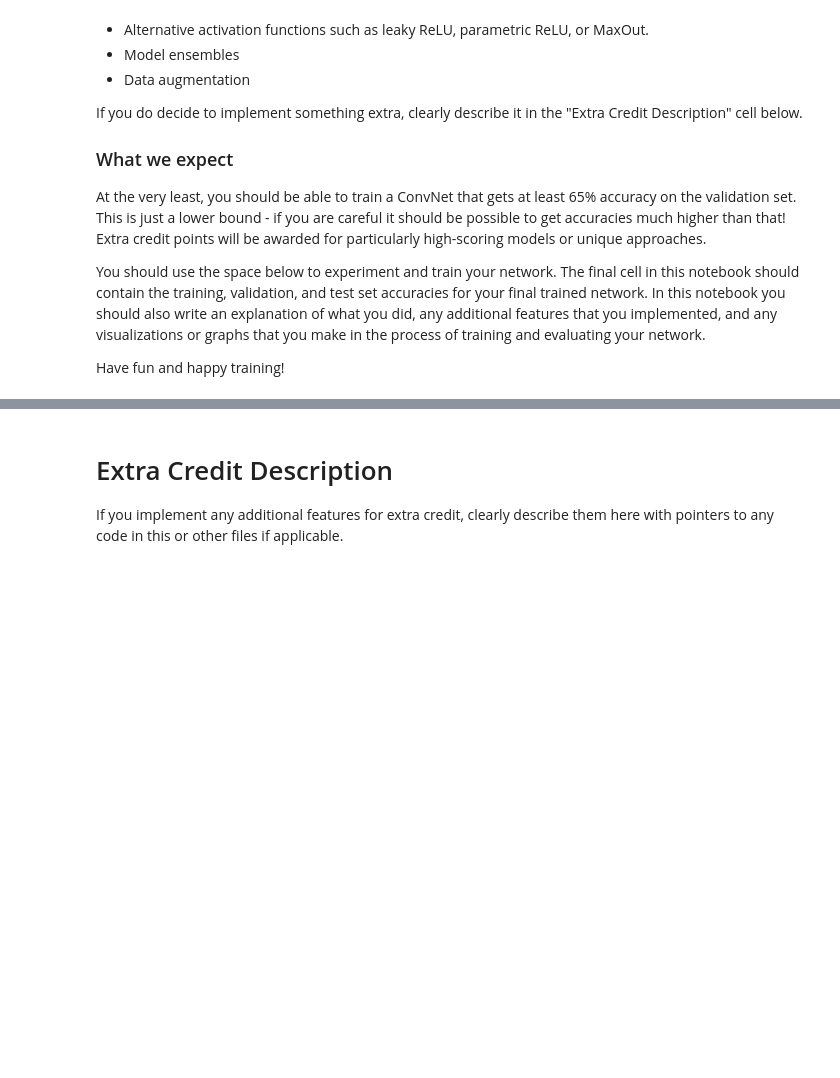
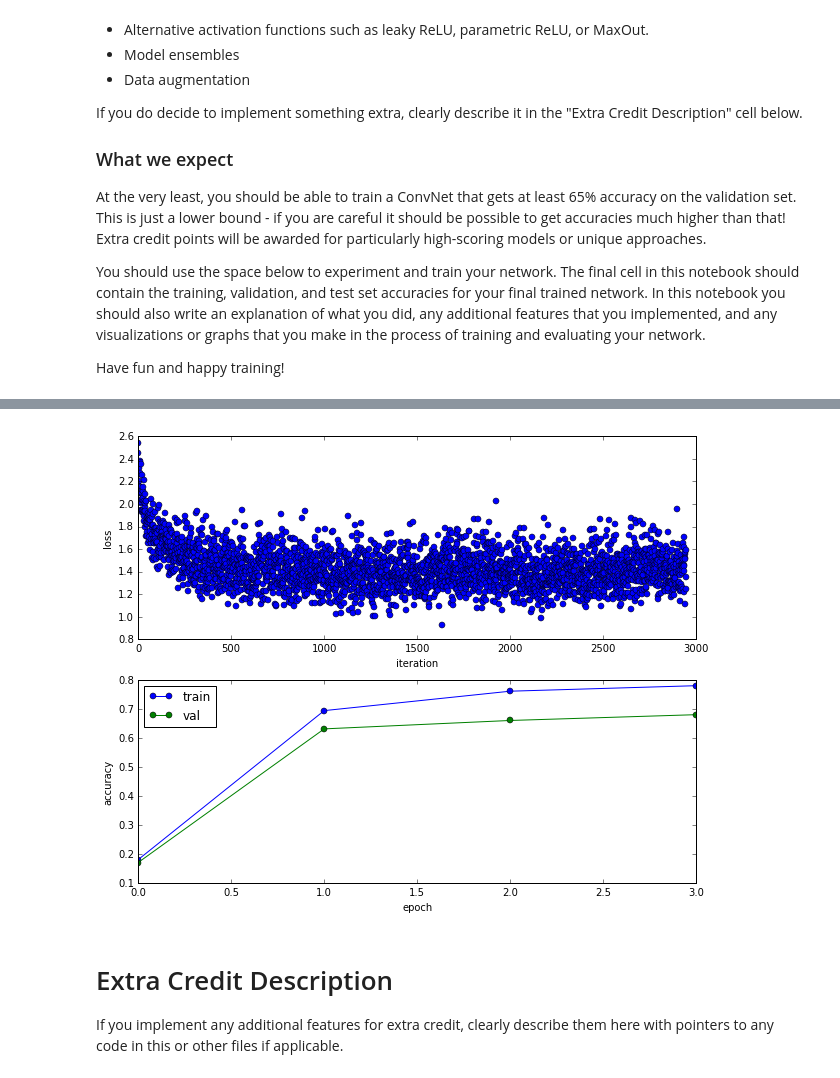
Before and after one commit to zsal/notebooks, a Jupyter notebook: assignment2/ConvolutionalNetworks.ipynb, the cells around one changed output, grey strips where cells are left out. Saved outputs shown, nothing was run; the diff lists cells and outputs as text; code cells hidden in the pictures; blank space fills up the shorter version.

Commit message:
finished assigment 2: still room to improve val acc for extra credit

```diff
--- a/assignment2/ConvolutionalNetworks.ipynb
+++ b/assignment2/ConvolutionalNetworks.ipynb
@@ -558,0 +718,15 @@ Have fun and happy training!
+# %%
+model2 = ThreeLayerConvNet(weight_scale=0.01,
+                num_filters=30, filter_size=3,
+                hidden_dim=500, reg=0.001,
+                use_batchnorm=True, extra_conv=True)
+
+solver2 = Solver(model2, data,
+                num_epochs=10, batch_size=50,
+                update_rule='adam',
+                lr_decay=.93,
+                optim_config={
+                  'learning_rate': 1e-3,
+                },
+                verbose=True, print_every=20)
+solver2.train()
@@ -559,3 +762,18 @@ Have fun and happy training!
+# %%
+plt.subplot(2, 1, 1)
+plt.plot(solver2.loss_history, 'o')
+plt.xlabel('iteration')
+plt.ylabel('loss')
+
+plt.subplot(2, 1, 2)
+plt.plot(solver2.train_acc_history, '-o')
+plt.plot(solver2.val_acc_history, '-o')
+plt.legend(['train', 'val'], loc='upper left')
+plt.xlabel('epoch')
+plt.ylabel('accuracy')
+plt.show()
+# %% [output]
+[figure, added]
 # %% [markdown]
 # Extra Credit Description
 If you implement any additional features for extra credit, clearly describe them here with pointers to any code in this or other files if applicable.
```
Also changed, not shown: parts of 23 cells of this notebook, 4 other files.
